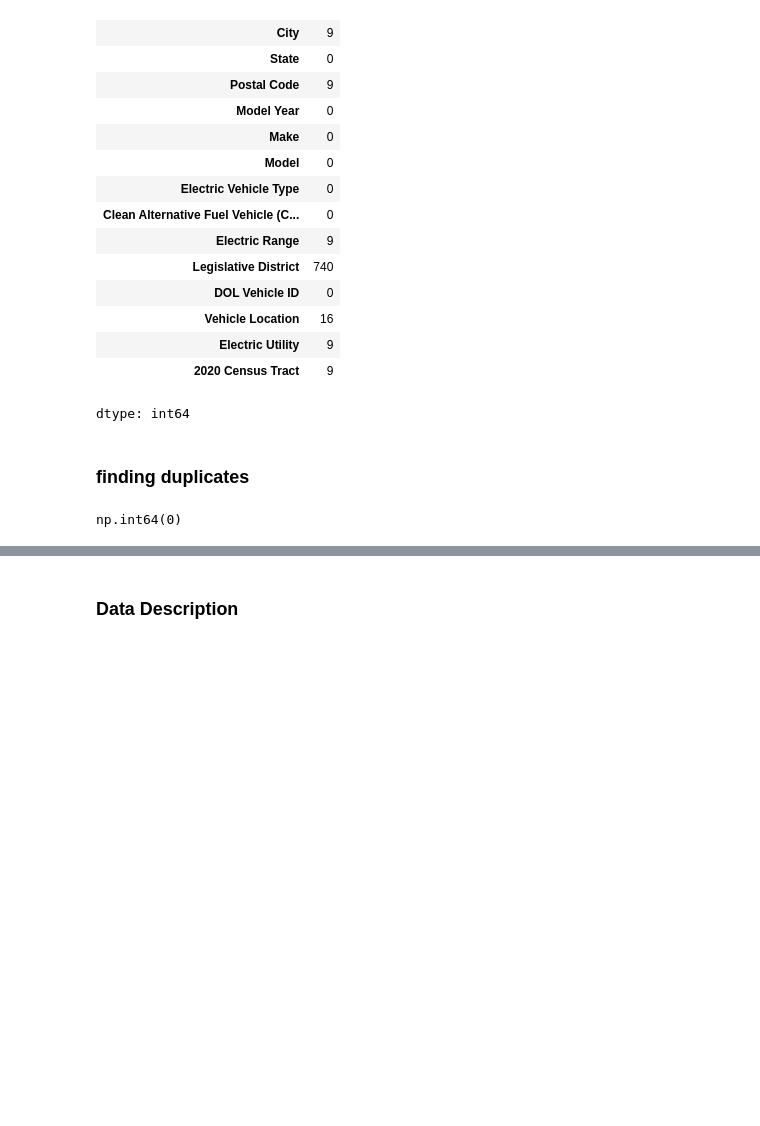
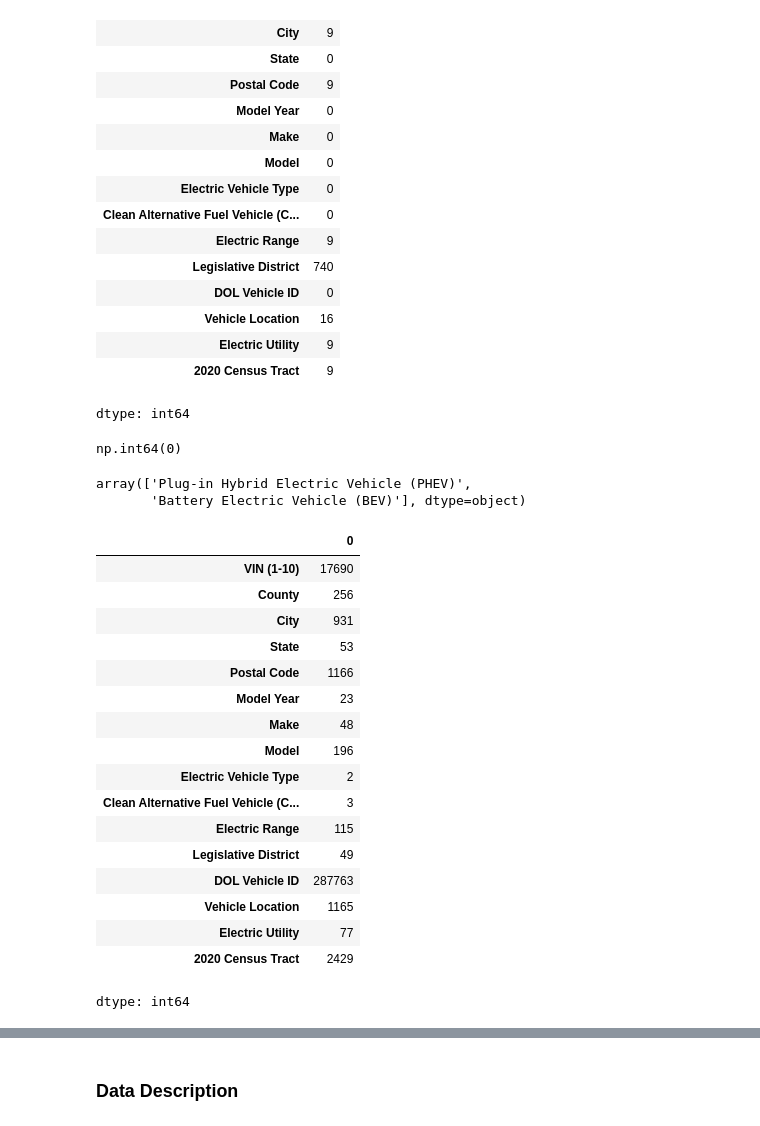
Before and after one commit to MidhulaMS/EV-Population-Prediction, a Jupyter notebook: EV_Population_Prediction.ipynb, the cells around one changed output, grey strips where cells are left out. Cells and saved outputs as stored; diff of their text form; code cells hidden in the pictures; blank space fills up the shorter version.

```diff
--- a/EV_Population_Prediction.ipynb
+++ b/EV_Population_Prediction.ipynb
@@ -72,9 +112,33 @@ EV_df.isna().sum()
 | Electric Utility | 9 |
 | 2020 Census Tract | 9 |
 dtype: int64
-# %% [markdown]
-### finding duplicates
 # %%
 EV_df.duplicated().sum()
 # %% [output]
 np.int64(0)
+# %%
+EV_df['Electric Vehicle Type'].unique()
+# %% [output]
+array(['Plug-in Hybrid Electric Vehicle (PHEV)',
+       'Battery Electric Vehicle (BEV)'], dtype=object)
+# %%
+EV_df.nunique()
+# %% [output]
+|  | 0 |
+| VIN (1-10) | 17690 |
+| County | 256 |
+| City | 931 |
+| State | 53 |
+| Postal Code | 1166 |
+| Model Year | 23 |
+| Make | 48 |
+| Model | 196 |
+| Electric Vehicle Type | 2 |
+| Clean Alternative Fuel Vehicle (C... | 3 |
+| Electric Range | 115 |
+| Legislative District | 49 |
+| DOL Vehicle ID | 287763 |
+| Vehicle Location | 1165 |
+| Electric Utility | 77 |
+| 2020 Census Tract | 2429 |
+dtype: int64
```
Also changed, not shown: parts of 17 cells of this notebook.
